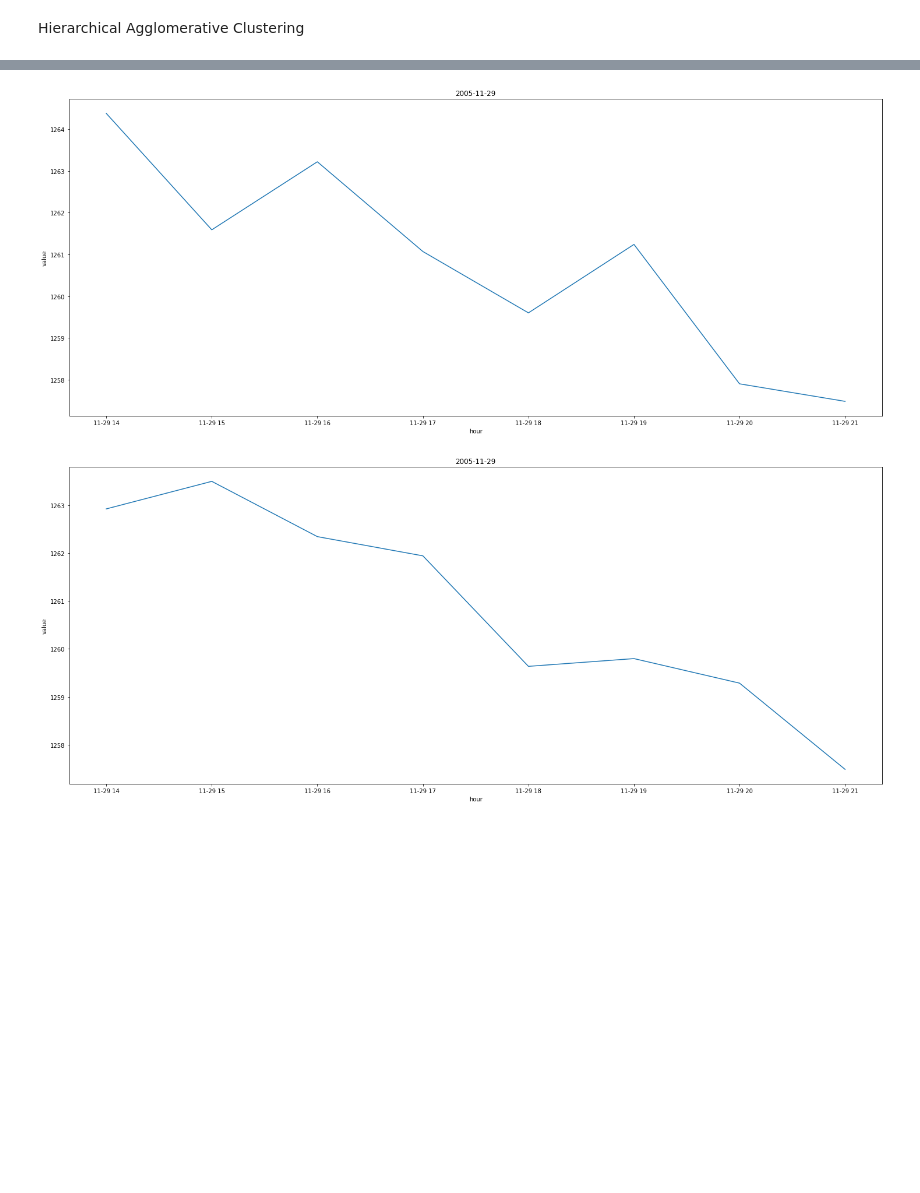
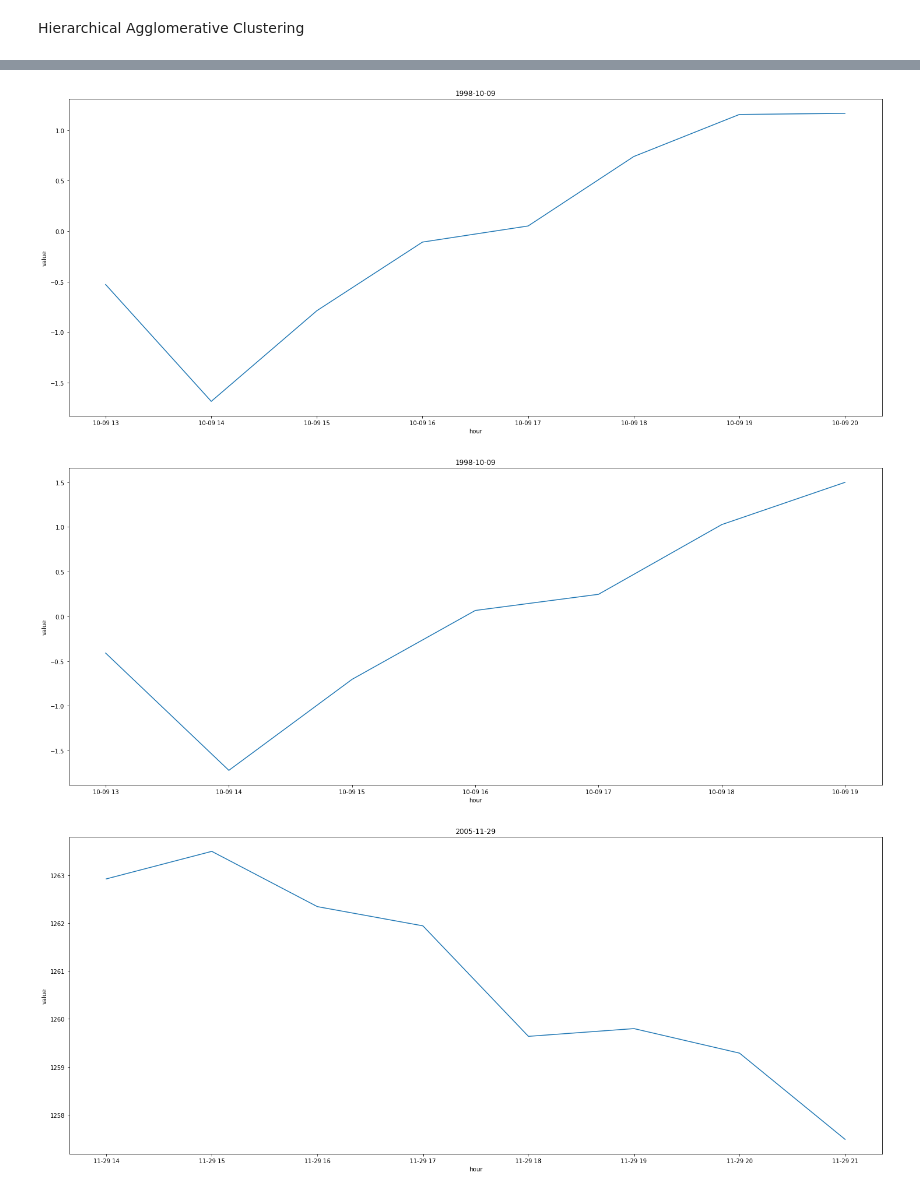
Before and after one commit to kevindirect/thesis-code, a Jupyter notebook: mutate/pattern_eda.ipynb, the cells around one changed output, grey strips where cells are left out. Drawn from its saved outputs; the diff is of its cells as text; code cells hidden in the pictures; blank space fills up the shorter version.

```diff
--- a/mutate/pattern_eda.ipynb
+++ b/mutate/pattern_eda.ipynb
@@ -304,9 +562,13 @@ plot_day_ser(dzn_thresh_cols_df.loc[:, 'pba_oc_return_fth_of_xwhole'], '1998-01-
 # %%
-plot_day_ser(price_vol_cols_df.loc[:, 'pba_close'].dropna(), '2005-11-29')
+plot_day_ser(normed_dfs['raw_pba_dzn'].loc[:, 'pba_close'].dropna(), '1998-10-09')
 # custom = get_custom_biz_freq(ope)
 # ope.groupby(pd.Grouper(custom)).transform(lambda ser: )
 # %% [output]
-[figure, old version]
+[figure, new version]
+# %%
+plot_day_ser(dzn_pba_vol_df.loc[:, 'pba_close'].dropna(), '1998-10-09')
+# %% [output]
+[figure, added]
 # %%
 plot_day_ser(price_vol_cols_df.loc[:, 'pba_avgPrice'].dropna(), '2005-11-29')
 # %% [output]
```
Also changed, not shown: parts of 31 cells of this notebook, 3 other files.
